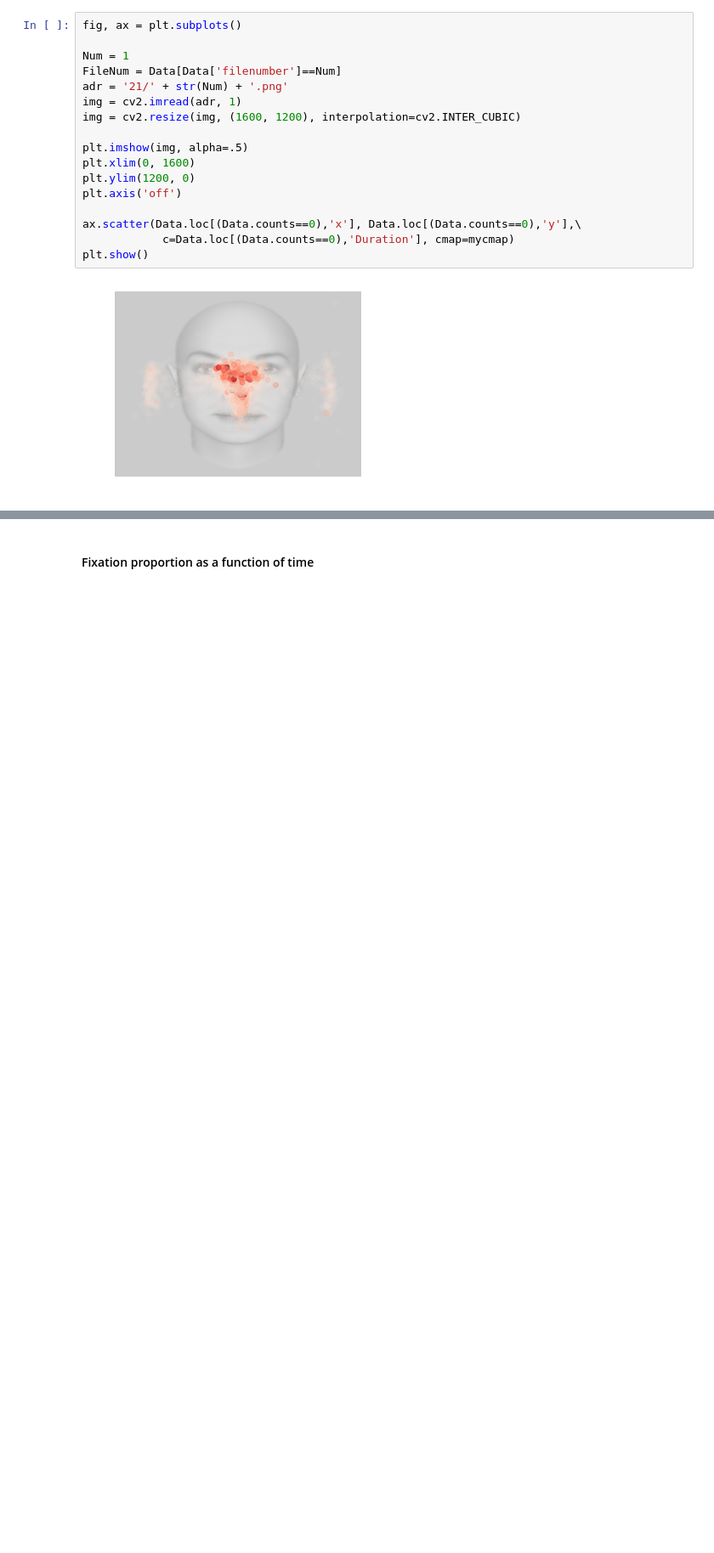
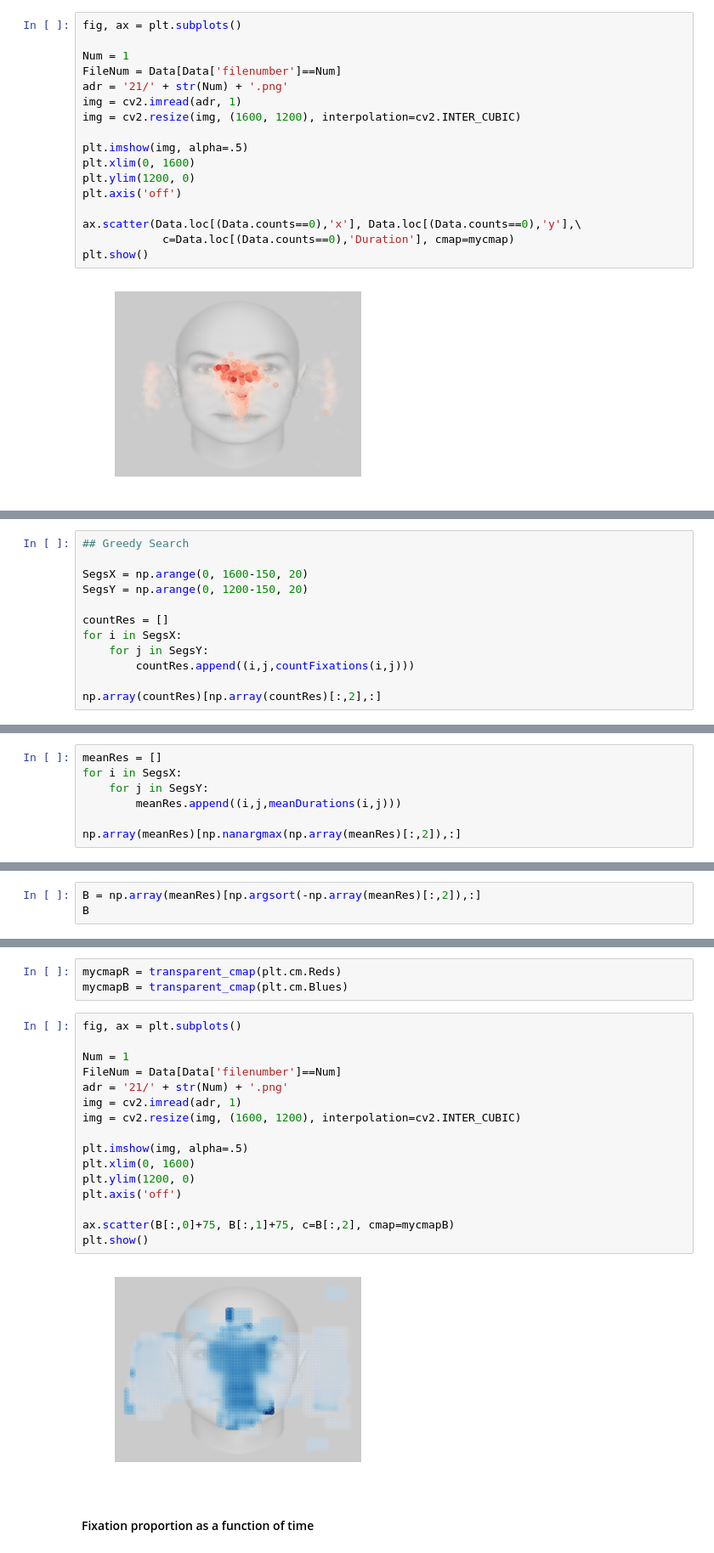
Before and after one commit to hyunwoogu/EyeStrategy, a Jupyter notebook: EyeTrack.ipynb, the cells around one changed output, grey strips where cells are left out. Shown at 85% size. Cells and saved outputs as stored; diff of their text form; blank space fills up the shorter version.

```diff
--- a/EyeTrack.ipynb
+++ b/EyeTrack.ipynb
@@ -99,0 +114,12 @@ plt.show()
+# %%
+## Greedy Search
+
+SegsX = np.arange(0, 1600-150, 20)
+SegsY = np.arange(0, 1200-150, 20)
+
+countRes = []
+for i in SegsX:
+    for j in SegsY:
+        countRes.append((i,j,countFixations(i,j)))
+
+np.array(countRes)[np.array(countRes)[:,2],:]
@@ -99,0 +128,7 @@ plt.show()
+# %%
+meanRes = []
+for i in SegsX:
+    for j in SegsY:
+        meanRes.append((i,j,meanDurations(i,j)))
+
+np.array(meanRes)[np.nanargmax(np.array(meanRes)[:,2]),:]
@@ -99,0 +152,3 @@ plt.show()
+# %%
+B = np.array(meanRes)[np.argsort(-np.array(meanRes)[:,2]),:]
+B
@@ -100,3 +163,24 @@ plt.show()
+# %%
+mycmapR = transparent_cmap(plt.cm.Reds)
+mycmapB = transparent_cmap(plt.cm.Blues)
+# %%
+fig, ax = plt.subplots()
+
+Num = 1
+FileNum = Data[Data['filenumber']==Num]
+adr = '21/' + str(Num) + '.png'
+img = cv2.imread(adr, 1)
+img = cv2.resize(img, (1600, 1200), interpolation=cv2.INTER_CUBIC)
+
+plt.imshow(img, alpha=.5)
+plt.xlim(0, 1600)
+plt.ylim(1200, 0)
+plt.axis('off')
+
+ax.scatter(B[:,0]+75, B[:,1]+75, c=B[:,2], cmap=mycmapB)
+plt.show()
+# %% [output]
+[figure, added]
 # %% [markdown]
 #### Fixation proportion as a function of time
 # %%
```
Also changed, not shown: parts of 22 cells of this notebook, 1 other file.
